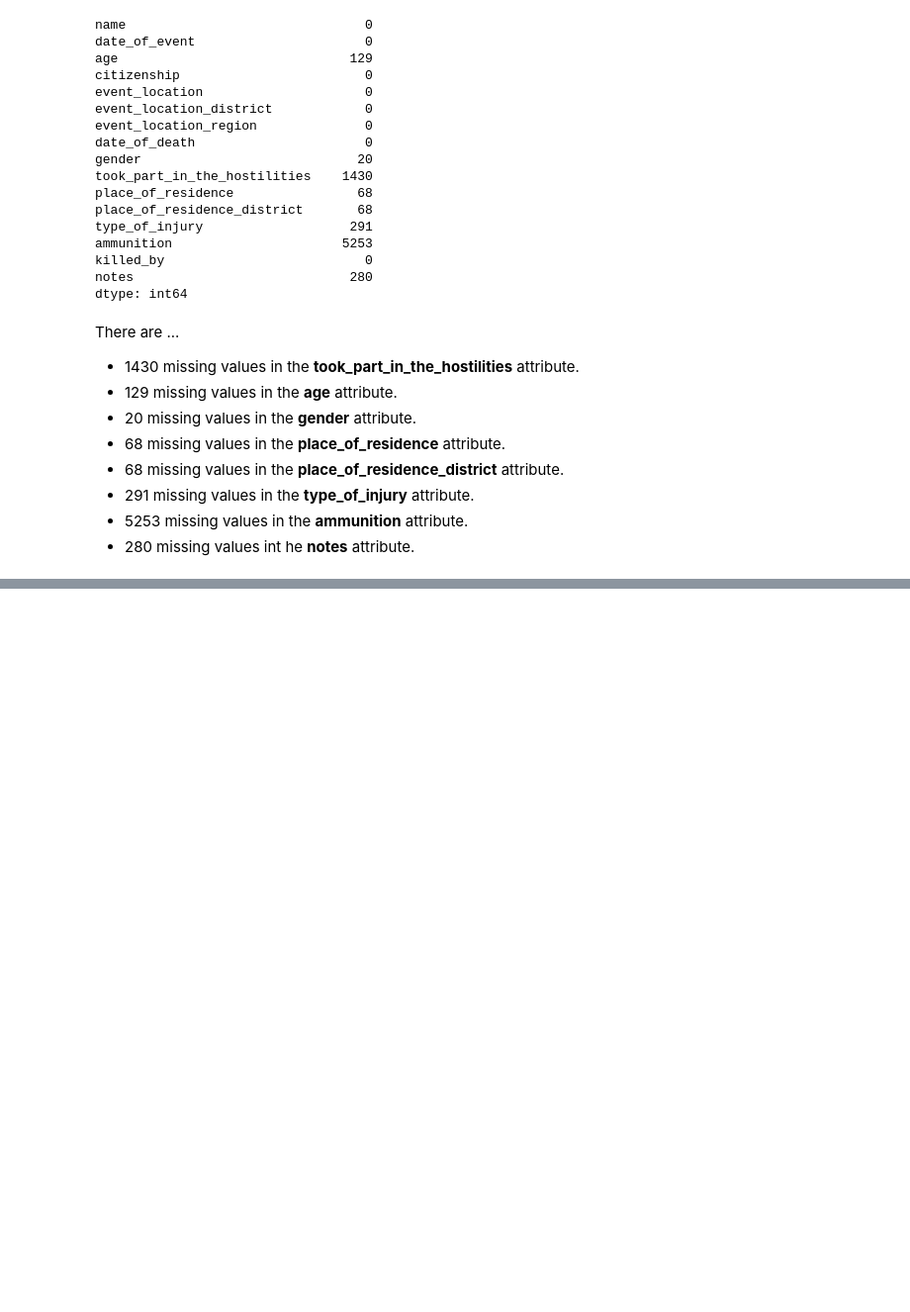
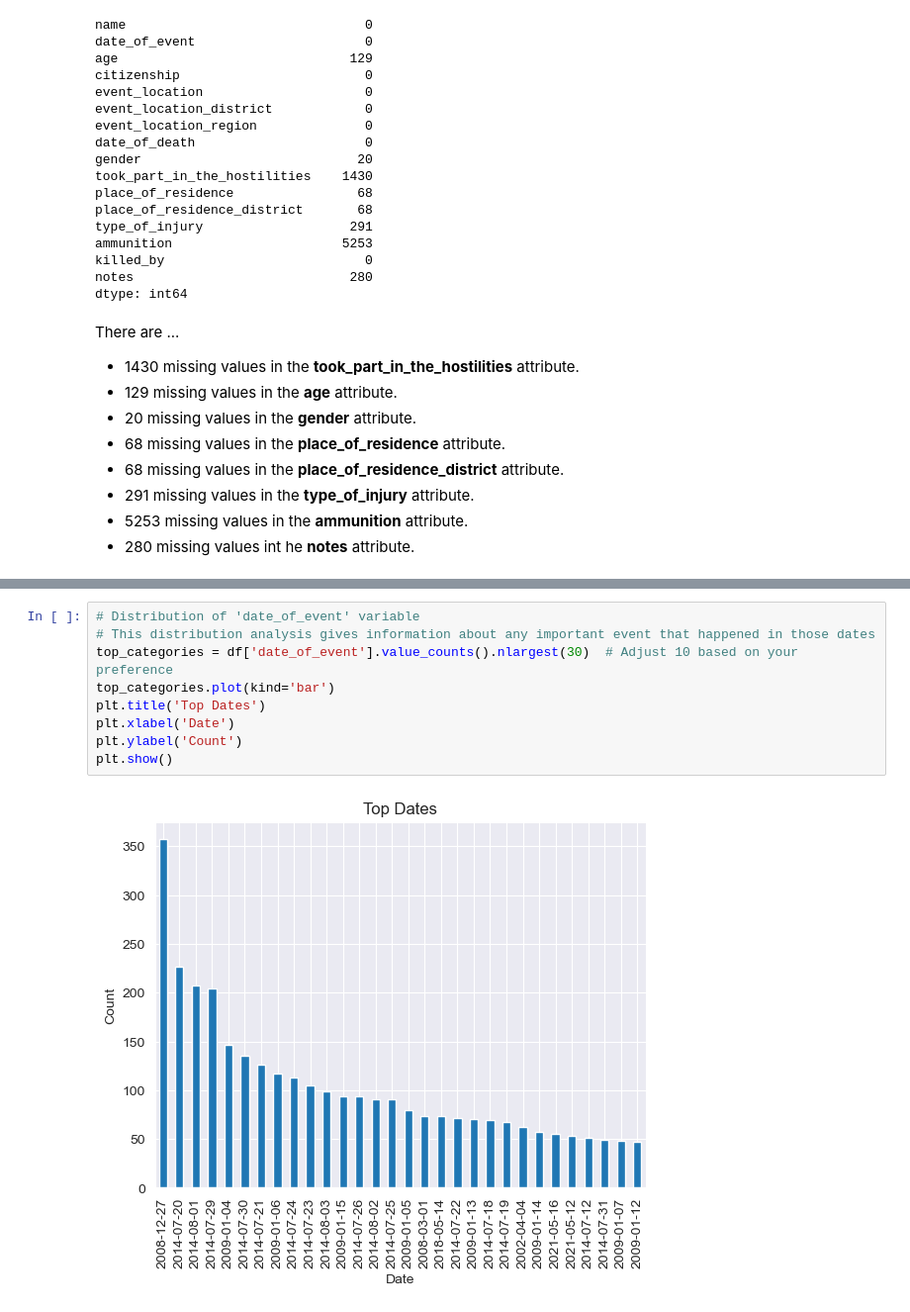
Before and after one commit to Kababey/HumanityProject, a Jupyter notebook: project/project.ipynb, the cells around one changed output, grey strips where cells are left out. Shown at 99% size. Saved outputs shown, nothing was run; the diff lists cells and outputs as text; blank space fills up the shorter version.

```diff
--- a/project/project.ipynb
+++ b/project/project.ipynb
@@ -85,0 +151,11 @@ There are ...
+# %%
+# Distribution of 'date_of_event' variable
+# This distribution analysis gives information about any important event that happened in those dates
+top_categories = df['date_of_event'].value_counts().nlargest(30)  # Adjust 10 based on your preference
+top_categories.plot(kind='bar')
+plt.title('Top Dates')
+plt.xlabel('Date')
+plt.ylabel('Count')
+plt.show()
+# %% [output]
+[figure, added]
```
Also changed, not shown: parts of 12 cells of this notebook.
